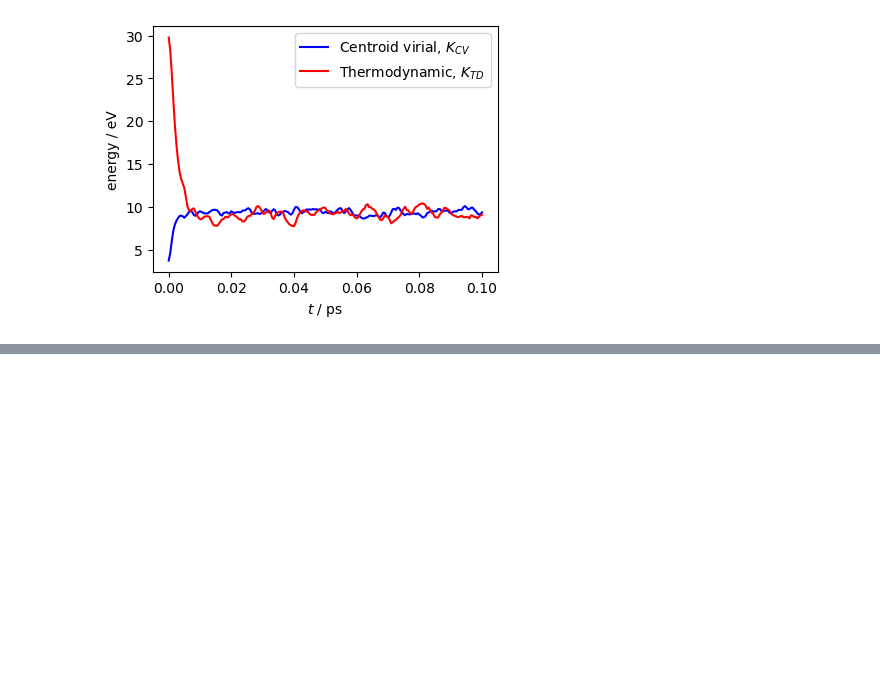
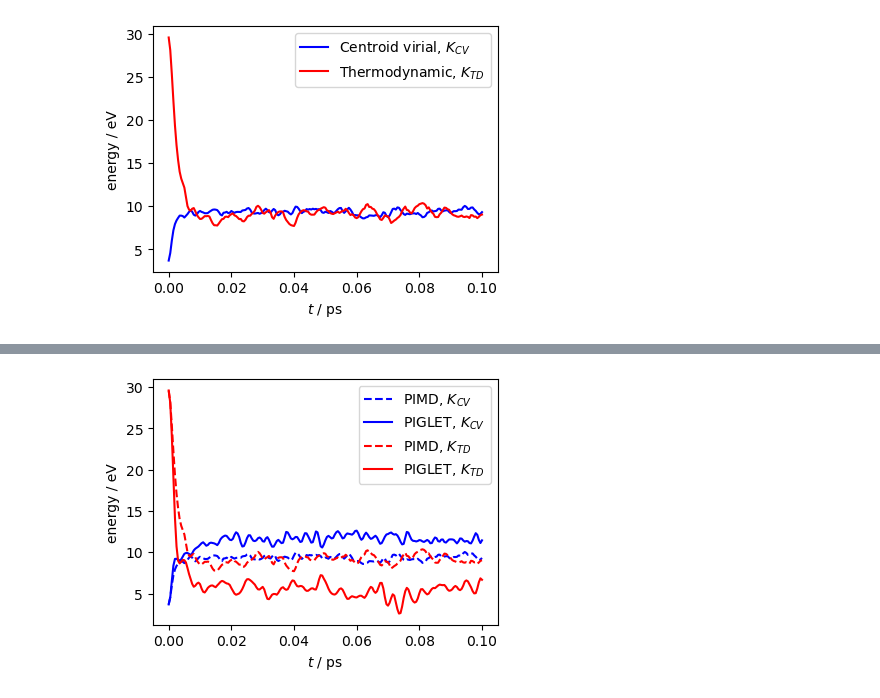
Before and after one commit to LouieSlocombe/nqetools, a Jupyter notebook: examples/atomistic_cookbook/PIMD_water/run.ipynb, the cells around one changed output, grey strips where cells are left out. Cells and saved outputs as stored; diff of their text form; code cells hidden in the pictures; blank space fills up the shorter version.

```diff
--- a/examples/atomistic_cookbook/PIMD_water/run.ipynb
+++ b/examples/atomistic_cookbook/PIMD_water/run.ipynb
@@ -129,0 +227,12 @@ chemiscope.show(**traj_pimd, mode="structure")
+# %%
+fix, ax = plt.subplots(1, 1, figsize=(4, 3), constrained_layout=True)
+ax.plot(output_data["time"], output_data["kinetic_cv"], "b--", label="PIMD, $K_{CV}$")
+ax.plot(output_gle["time"], output_gle["kinetic_cv"], "b", label="PIGLET, $K_{CV}$")
+ax.plot(output_data["time"], output_data["kinetic_td"], "r--", label="PIMD, $K_{TD}$")
+ax.plot(output_gle["time"], output_gle["kinetic_td"], "r", label="PIGLET, $K_{TD}$")
+ax.set_xlabel(r"$t$ / ps")
+ax.set_ylabel(r"energy / eV")
+ax.legend()
+plt.show()
+# %% [output]
+[figure, added]
```
Also changed, not shown: parts of 10 cells of this notebook.
